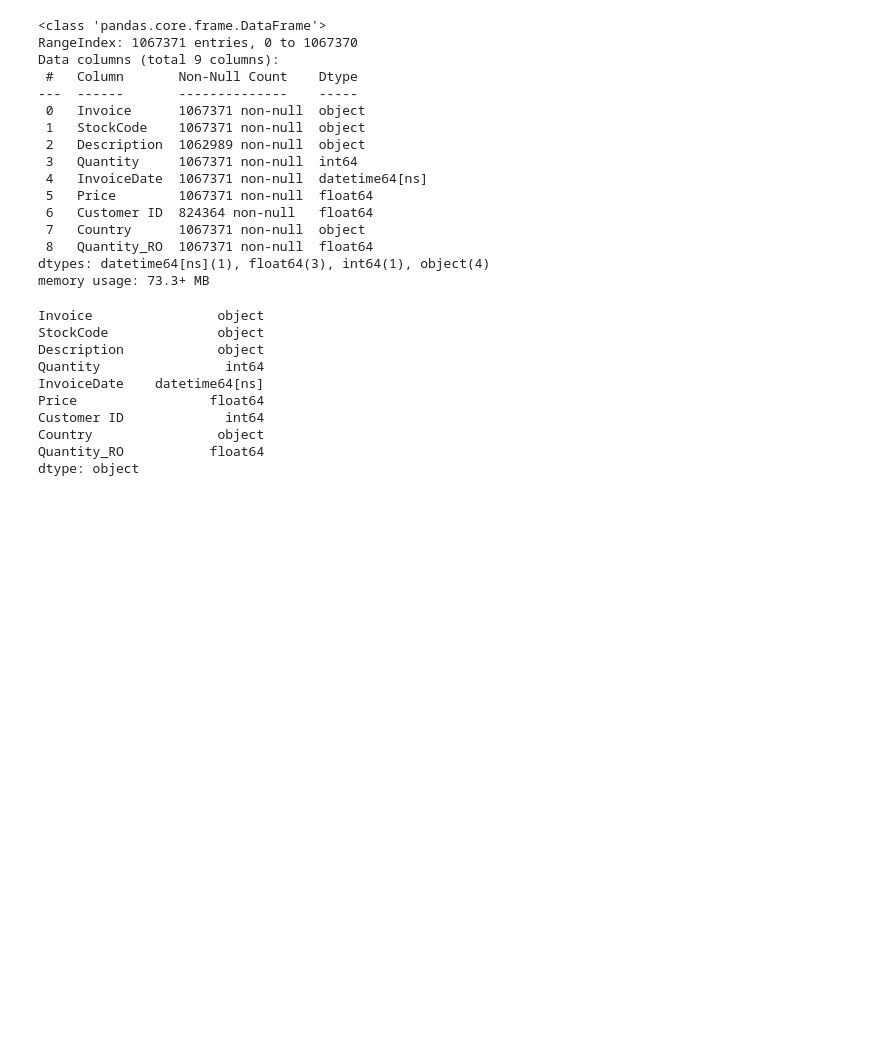
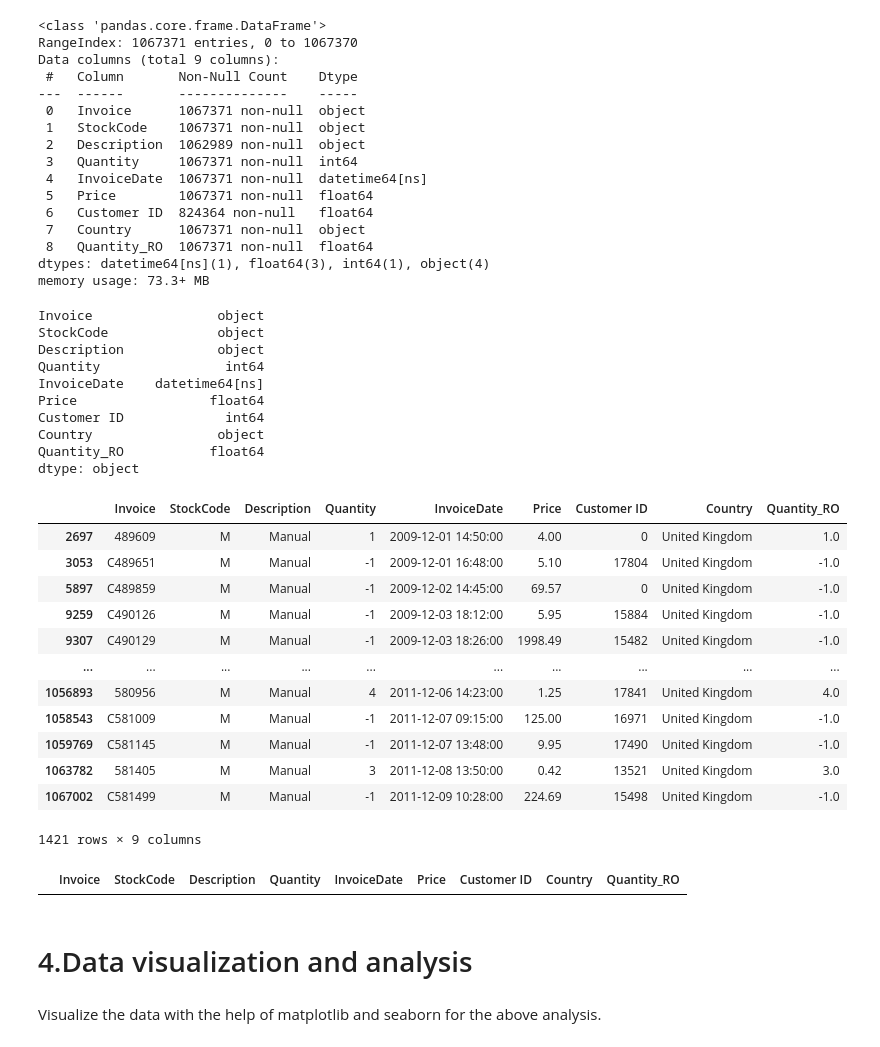
Before and after one commit to chang99729/py34sa3l2, a Jupyter notebook: Final Exam/Phuc_final_exam.ipynb, the cells around one changed output. Saved outputs shown, nothing was run; the diff lists cells and outputs as text; code cells hidden in the pictures; blank space fills up the shorter version.

```diff
--- a/Final Exam/Phuc_final_exam.ipynb
+++ b/Final Exam/Phuc_final_exam.ipynb
@@ -216,3 +216,22 @@ Customer ID             int64
 Country                object
 Quantity_RO           float64
 dtype: object
+# %%
+# QUESTION 04: Remove the duplicates and test data where StockCode is 'TEST' or 'M'.
+
+'''Show data with TEST, M in StockCode'''
+data[data['StockCode'].isin(['TEST', 'M'])]
+# %% [output]
+|  | Invoice | StockCode | Description | Quantity | InvoiceDate | Price | Customer ID | Country | Quantity_RO |
+| 2697 | 489609 | M | Manual | 1 | 2009-12-01 14:50:00 | 4.00 | 0 | United Kingdom | 1.0 |
+| 3053 | C489651 | M | Manual | -1 | 2009-12-01 16:48:00 | 5.10 | 17804 | United Kingdom | -1.0 |
+| 5897 | C489859 | M | Manual | -1 | 2009-12-02 14:45:00 | 69.57 | 0 | United Kingdom | -1.0 |
+| 9259 | C490126 | M | Manual | -1 | 2009-12-03 18:12:00 | 5.95 | 15884 | United Kingdom | -1.0 |
+| 9307 | C490129 | M | Manual | -1 | 2009-12-03 18:26:00 | 1998.49 | 15482 | United Kingdom | -1.0 |
+| ... | ... | ... | ... | ... | ... | ... | ... | ... | ... |
+| 1056893 | 580956 | M | Manual | 4 | 2011-12-06 14:23:00 | 1.25 | 17841 | United Kingdom | 4.0 |
+| 1058543 | C581009 | M | Manual | -1 | 2011-12-07 09:15:00 | 125.00 | 16971 | United Kingdom | -1.0 |
+| 1059769 | C581145 | M | Manual | -1 | 2011-12-07 13:48:00 | 9.95 | 17490 | United Kingdom | -1.0 |
+| 1063782 | 581405 | M | Manual | 3 | 2011-12-08 13:50:00 | 0.42 | 13521 | United Kingdom | 3.0 |
+| 1067002 | C581499 | M | Manual | -1 | 2011-12-09 10:28:00 | 224.69 | 15498 | United Kingdom | -1.0 |
+1421 rows × 9 columns
@@ -218,0 +241,9 @@ dtype: object
+# %%
+# Review after delete
+data[data['StockCode'].isin(['TEST', 'M'])]
+# %% [output]
+|  | Invoice | StockCode | Description | Quantity | InvoiceDate | Price | Customer ID | Country | Quantity_RO |
+# %% [markdown]
+# 4.Data visualization and analysis
+# %% [markdown]
+Visualize the data with the help of matplotlib and seaborn for the above analysis.
```
Also changed, not shown: parts of 1 cell of this notebook.
